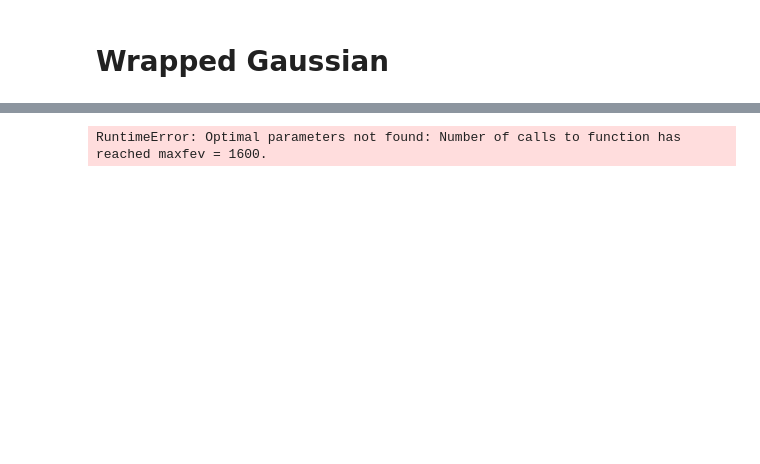
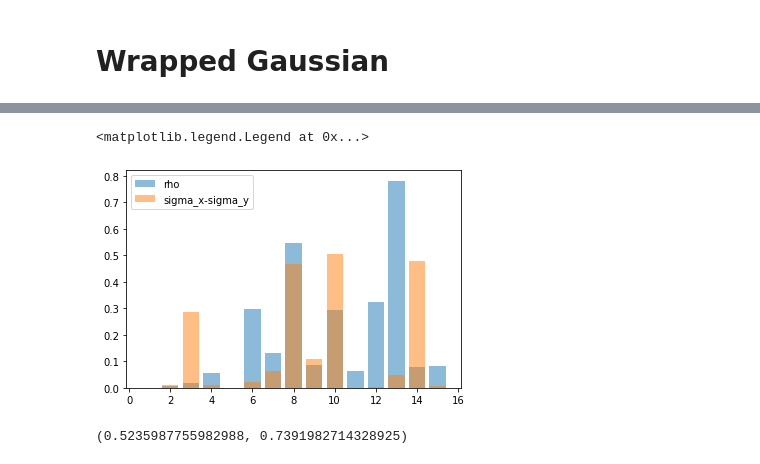
Before and after one commit to krairy/random, a Jupyter notebook: WrappedGaussianFitting.ipynb, the cells around one changed output, grey strips where cells are left out. Saved outputs shown, nothing was run; the diff lists cells and outputs as text; code cells hidden in the pictures; blank space fills up the shorter version.

```diff
--- a/WrappedGaussianFitting.ipynb
+++ b/WrappedGaussianFitting.ipynb
@@ -99,15 +105,7 @@ plt.matshow(fit_data, cmap=plt.cm.YlGnBu, extent=(-1*pi, 0, -1*pi, pi))
-# %%
-popt, pcov = optimize.curve_fit(twoD_Gaussian, (Phi, Psi), data.ravel())
-
-fit_data = twoD_Gaussian((Phi, Psi), *popt)
-fit_data = np.reshape(fit_data, data.shape)
-
-#plt.imshow(data, cmap='YlGnBu_r', interpolation='bilinear', extent=(-1*pi, 0, -1*pi, pi))
-plt.contour(fit_data, 8, origin='upper')
-plt.figure()
-plt.imshow(pcov)
-
-print('amplitude, xo, yo, sigma_x, sigma_y, theta, offset')
-print(np.round(popt, 3))
-# %% [output]
-RuntimeError: Optimal parameters not found: Number of calls to function has reached maxfev = 1600.
+# %%
+plt.bar(x=[x for x in range(1, 16)], height=abs(fit_params[:, -1]), alpha=0.5, label='rho')
+plt.bar(x=[x for x in range(1, 16)], height=(abs(-fit_params[:, -2]+fit_params[:, -3])), alpha=0.5, label='sigma_x-sigma_y')
+plt.legend()
+# %% [output]
+<matplotlib.legend.Legend at 0x...>
+[figure, added]
@@ -113,0 +123,4 @@ RuntimeError: Optimal parameters not found: Number of calls to function has reac
+# %%
+phi0, psi0
+# %% [output]
+(0.5235987755982988, 0.7391982714328925)
```
Also changed, not shown: parts of 7 cells of this notebook.
